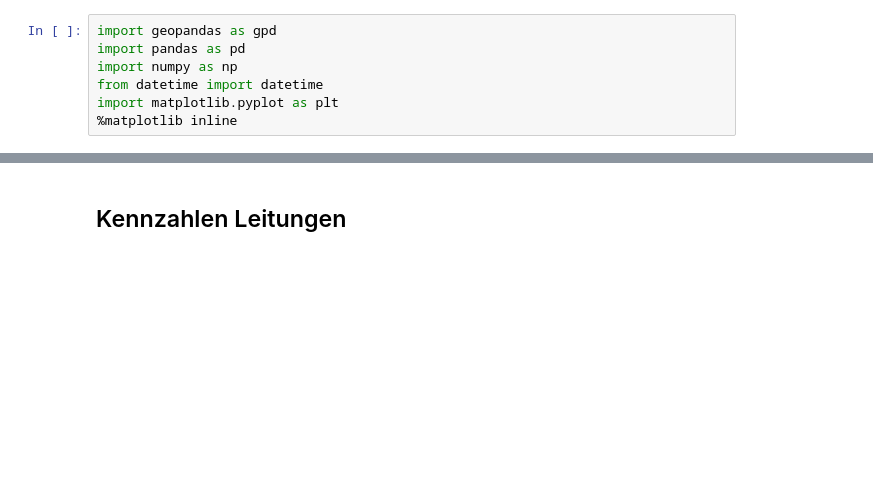
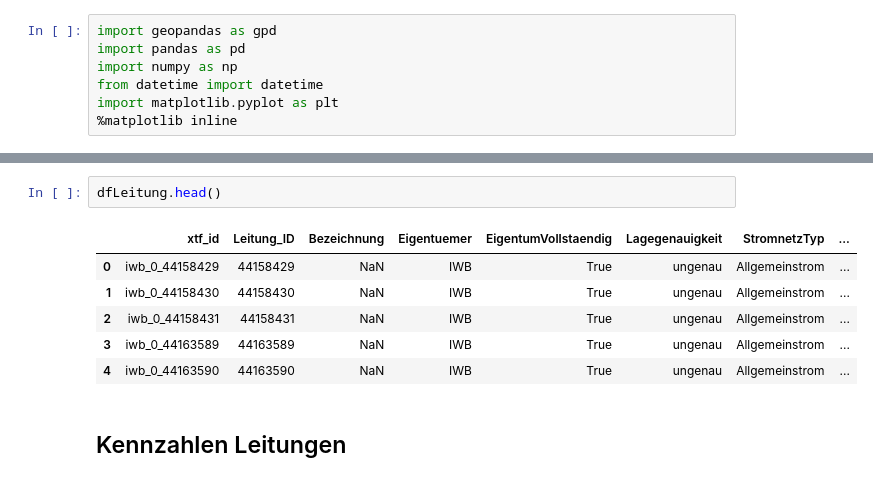
Before and after one commit to SFOE/KeyFiguresElectricalInstallations, a Jupyter notebook: KeyFiguresElectricalInstallations36kV.ipynb, the cells around one changed output, grey strips where cells are left out. Cells and saved outputs as stored; diff of their text form; blank space fills up the shorter version.

```diff
--- a/KeyFiguresElectricalInstallations36kV.ipynb
+++ b/KeyFiguresElectricalInstallations36kV.ipynb
@@ -27,3 +119,12 @@ dfMast = gpd.read_file(url, driver="GPKG", layer='ElektrischeAnlagenNennspannung
+# %%
+dfLeitung.head()
+# %% [output]
+|  | xtf_id | Leitung_ID | Bezeichnung | Eigentuemer | EigentumVollstaendig | Lagegenauigkeit | StromnetzTyp | ... |
+| 0 | iwb_0_44158429 | 44158429 | NaN | IWB | True | ungenau | Allgemeinstrom | ... |
+| 1 | iwb_0_44158430 | 44158430 | NaN | IWB | True | ungenau | Allgemeinstrom | ... |
+| 2 | iwb_0_44158431 | 44158431 | NaN | IWB | True | ungenau | Allgemeinstrom | ... |
+| 3 | iwb_0_44163589 | 44163589 | NaN | IWB | True | ungenau | Allgemeinstrom | ... |
+| 4 | iwb_0_44163590 | 44163590 | NaN | IWB | True | ungenau | Allgemeinstrom | ... |
 # %% [markdown]
 ## Kennzahlen Leitungen
 # %%
```
Also changed, not shown: parts of 10 cells of this notebook.
